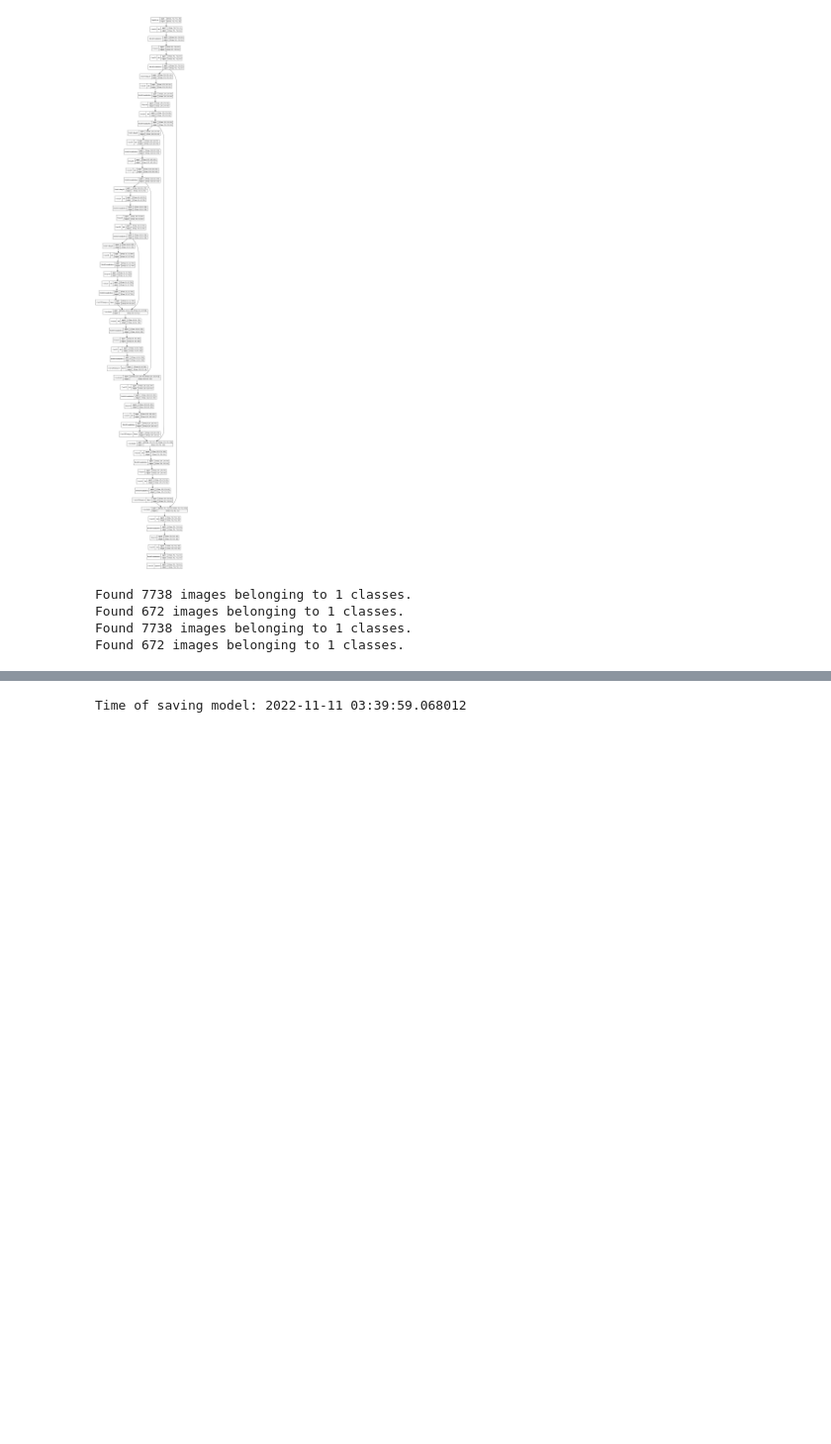
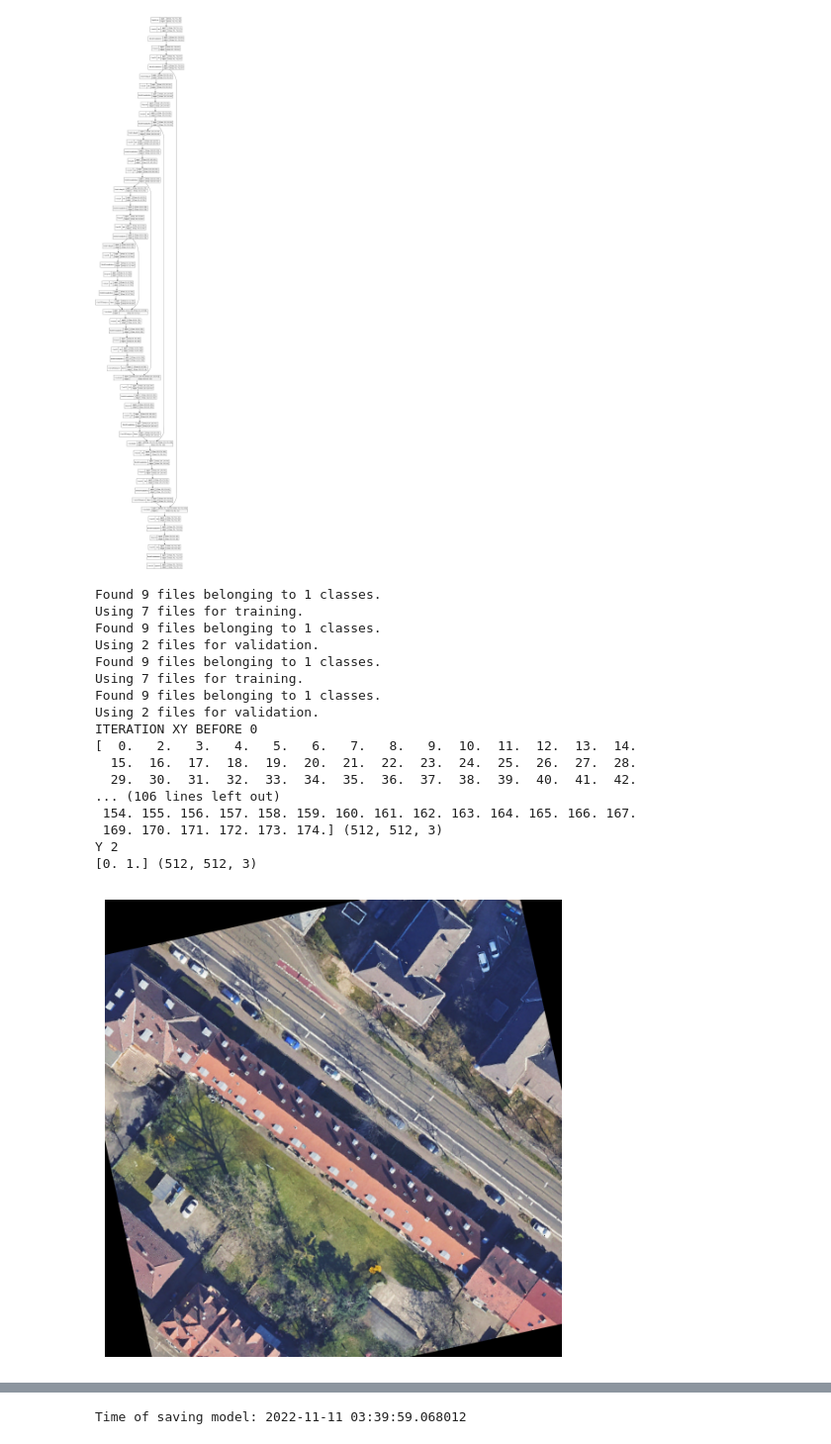
Before and after one commit to bicycle-lane-detector/detector, a Jupyter notebook: src/main.ipynb, the cells around one changed output, grey strips where cells are left out. Shown at 99% size. Cells and saved outputs as stored; diff of their text form; code cells hidden in the pictures; blank space fills up the shorter version.

```diff
--- a/src/main.ipynb
+++ b/src/main.ipynb
@@ -10,6 +10,7 @@ import keras
 import segmentation_models as sm
 import metric
 from commons import *
+from PIL import Image
 
 from architecture import create_model, create_callbacks
 
@@ -22,9 +23,9 @@ IMAGE_HEIGHT = IMAGE_WIDTH = 256 * 2 # * 2
 
 EPOCHS = 100
 LEARNING_RATE = 0.0001
-BATCH_SIZE = 4
+BATCH_SIZE = 3
 
-ROOT = "./../Data/all-cities/"
+ROOT = "./../Data/karlsruhe/"
 TRAIN_DIR = "_Train512/"
 
 USE_AUGMENTATION = True
@@ -62,16 +63,50 @@ IP_Image(retina=True, filename='./../Models/unet_struct.png')
 # %%
 opt = keras.optimizers.Adam(LEARNING_RATE)
 callbacks = create_callbacks(BACKUP_MODEL_PATH, BACKUP_HISTORY_PATH)
 
 model.compile(
       optimizer=opt,
       loss= sm.losses.DiceLoss(),
       metrics=[sm.metrics.IOUScore(threshold=0.1), sm.metrics.FScore(), metric.quality()], run_eagerly=True)
 
 train_gen, val_gen = train_val_generator(IMAGE_WIDTH, IMAGE_HEIGHT, ROOT, TRAIN_DIR, BATCH_SIZE, seed,
                                          use_aug=USE_AUGMENTATION)
+
+image, label = next(iter(train_gen.data))
+
+for image, label in zip(image, label):
+
+    image, label = image.numpy(), label.numpy()
+
+    from PIL import Image
+    #Image.fromarray(np.uint8(image)).show("title")
+    from matplotlib import pyplot as plt
+
+    plt.figure(figsize=(6, 6))
+    plt.axis('off')
+    plt.imshow(np.uint8(image))
+    plt.show()
+
+    plt.figure(figsize=(6, 6))
+    plt.axis('off')
+    plt.imshow(label)
+    plt.show()
 # %% [output]
-Found 7738 images belonging to 1 classes.
-Found 672 images belonging to 1 classes.
-Found 7738 images belonging to 1 classes.
-Found 672 images belonging to 1 classes.
+Found 9 files belonging to 1 classes.
+Using 7 files for training.
+Found 9 files belonging to 1 classes.
+Using 2 files for validation.
+Found 9 files belonging to 1 classes.
+Using 7 files for training.
+Found 9 files belonging to 1 classes.
+Using 2 files for validation.
+ITERATION XY BEFORE 0
+[  0.   2.   3.   4.   5.   6.   7.   8.   9.  10.  11.  12.  13.  14.
+  15.  16.  17.  18.  19.  20.  21.  22.  23.  24.  25.  26.  27.  28.
+  29.  30.  31.  32.  33.  34.  35.  36.  37.  38.  39.  40.  41.  42.
+... (106 lines left out)
+ 154. 155. 156. 157. 158. 159. 160. 161. 162. 163. 164. 165. 166. 167.
+ 169. 170. 171. 172. 173. 174.] (512, 512, 3)
+Y 2
+[0. 1.] (512, 512, 3)
+[figure, added]
```
Also changed, not shown: parts of 2 cells of this notebook, 3 other files.
